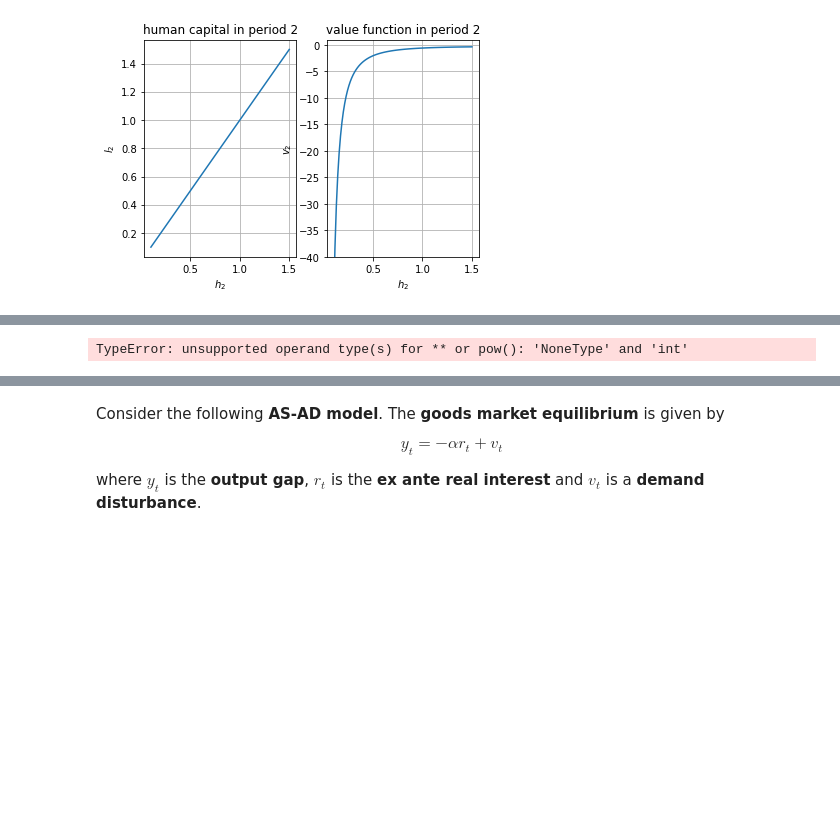
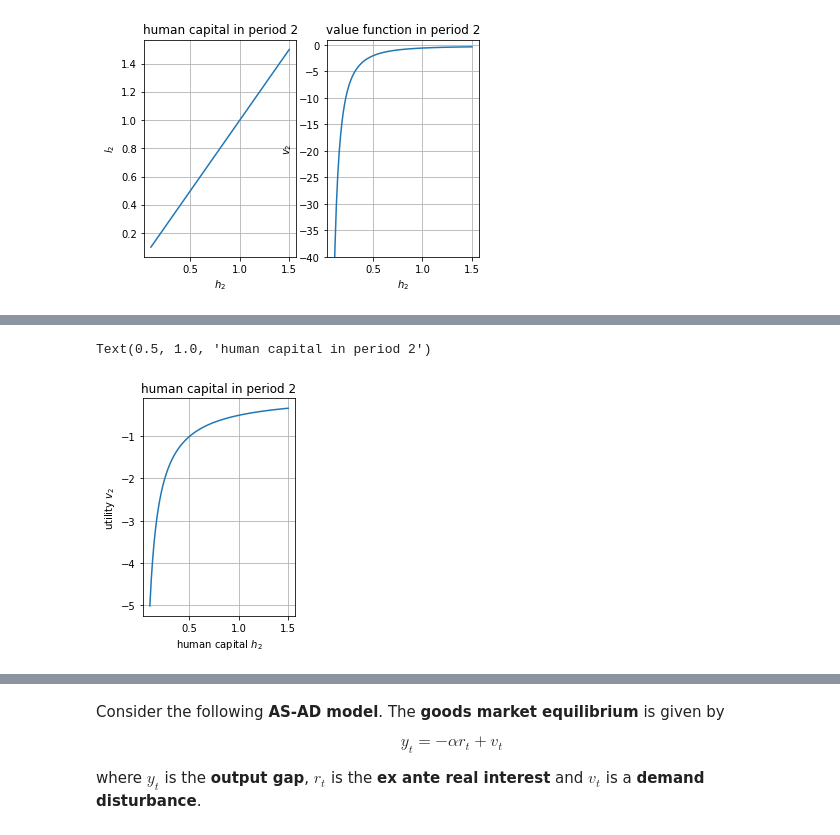
Before and after one commit to NumEconCopenhagen/projects-2019-tba, a Jupyter notebook: examproject/examproject/exam_2019_M1.ipynb, the cells around one changed output, grey strips where cells are left out. Cells and saved outputs as stored; diff of their text form; code cells hidden in the pictures; blank space fills up the shorter version.

```diff
--- a/examproject/examproject/exam_2019_M1.ipynb
+++ b/examproject/examproject/exam_2019_M1.ipynb
@@ -489,14 +448,11 @@ TypeError: unsupported operand type(s) for +: 'NoneType' and 'float'
 # %%
-# solve
-h2_vec,v2_vec,l2_vec = solve_period_2(rho,gamma,Delta)
-
-# illustration
 fig = plt.figure()
-ax = fig.add_subplot(1,1,1)
-ax.plot(h2_vec,l2_vec)
+ax = fig.add_subplot(1,2,1)
+ax.plot(h2_vec,v2_vec)
 ax.grid()
-ax.set_xlabel('$h_2$')
-ax.set_ylabel('$l_2$')
+ax.set_xlabel('human capital $h_2$')
+ax.set_ylabel('utility $v_2$')
 ax.set_title('human capital in period 2')
 # %% [output]
-TypeError: unsupported operand type(s) for ** or pow(): 'NoneType' and 'int'
+Text(0.5, 1.0, 'human capital in period 2')
+[figure, added]
```
Also changed, not shown: parts of 24 cells of this notebook, 1 other file.
